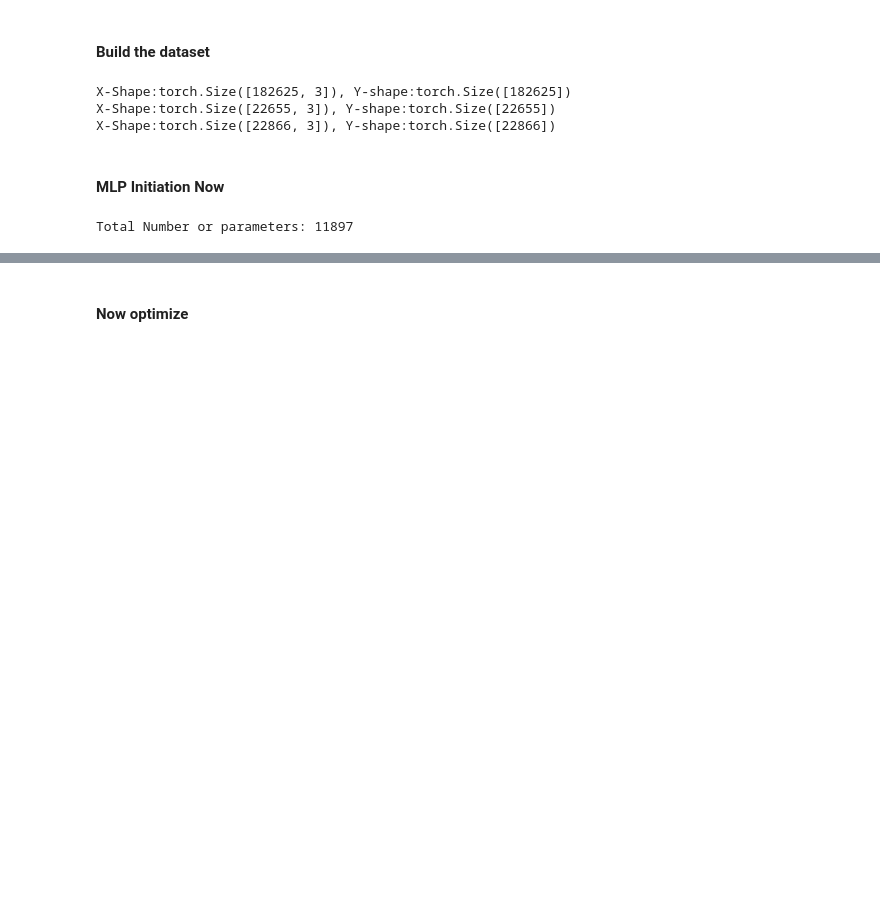
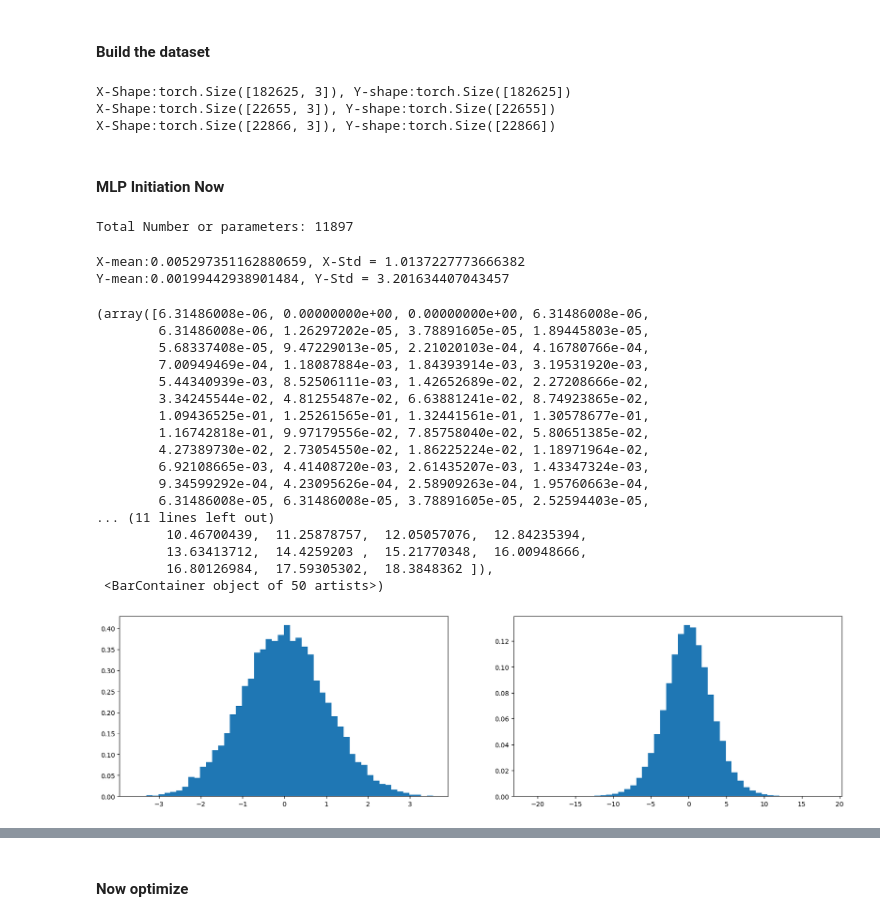
Before and after one commit to divyesh1099/andrejKarpathyLectureWork, a Jupyter notebook: makemore3yay.ipynb, the cells around one changed output, grey strips where cells are left out. Drawn from its saved outputs; the diff is of its cells as text; code cells hidden in the pictures; blank space fills up the shorter version.

```diff
--- a/makemore3yay.ipynb
+++ b/makemore3yay.ipynb
@@ -79,3 +79,35 @@ for p in parameters:
     p.requires_grad=True
 # %% [output]
 Total Number or parameters: 11897
+# %%
+x = torch.randn(1000, 10)
+w=torch.randn(10, 200)
+y=x@w
+print(f'X-mean:{x.mean()}, X-Std = {x.std()}')
+print(f'Y-mean:{y.mean()}, Y-Std = {y.std()}')
+plt.figure(figsize=(20, 5))
+plt.subplot(121)
+plt.hist(x.view(-1).tolist(), 50, density=True)
+plt.subplot(122)
+plt.hist(y.view(-1).tolist(), 50, density=True)
+# %% [output]
+X-mean:0.005297351162880659, X-Std = 1.0137227773666382
+Y-mean:0.00199442938901484, Y-Std = 3.201634407043457
+(array([6.31486008e-06, 0.00000000e+00, 0.00000000e+00, 6.31486008e-06,
+        6.31486008e-06, 1.26297202e-05, 3.78891605e-05, 1.89445803e-05,
+        5.68337408e-05, 9.47229013e-05, 2.21020103e-04, 4.16780766e-04,
+        7.00949469e-04, 1.18087884e-03, 1.84393914e-03, 3.19531920e-03,
+        5.44340939e-03, 8.52506111e-03, 1.42652689e-02, 2.27208666e-02,
+        3.34245544e-02, 4.81255487e-02, 6.63881241e-02, 8.74923865e-02,
+        1.09436525e-01, 1.25261565e-01, 1.32441561e-01, 1.30578677e-01,
+        1.16742818e-01, 9.97179556e-02, 7.85758040e-02, 5.80651385e-02,
+        4.27389730e-02, 2.73054550e-02, 1.86225224e-02, 1.18971964e-02,
+        6.92108665e-03, 4.41408720e-03, 2.61435207e-03, 1.43347324e-03,
+        9.34599292e-04, 4.23095626e-04, 2.58909263e-04, 1.95760663e-04,
+        6.31486008e-05, 6.31486008e-05, 3.78891605e-05, 2.52594403e-05,
+... (11 lines left out)
+         10.46700439,  11.25878757,  12.05057076,  12.84235394,
+         13.63413712,  14.4259203 ,  15.21770348,  16.00948666,
+         16.80126984,  17.59305302,  18.3848362 ]),
+ <BarContainer object of 50 artists>)
+[figure, added]
```
Also changed, not shown: parts of 37 cells of this notebook.
